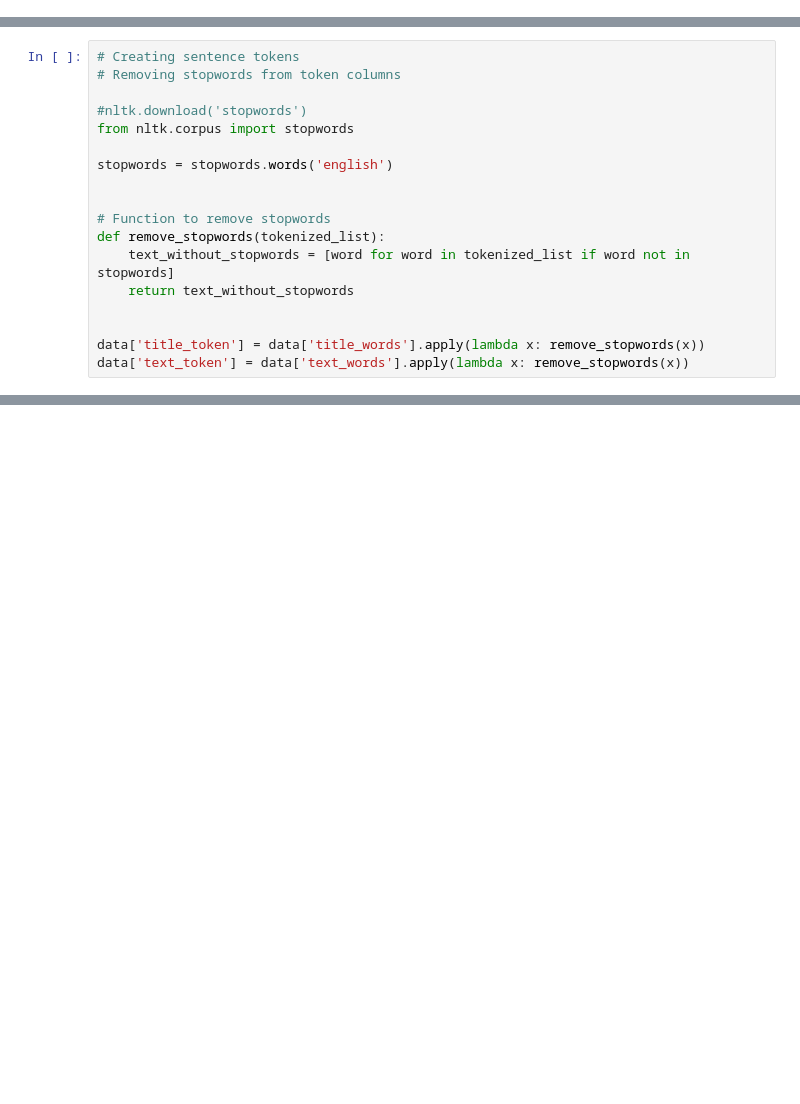
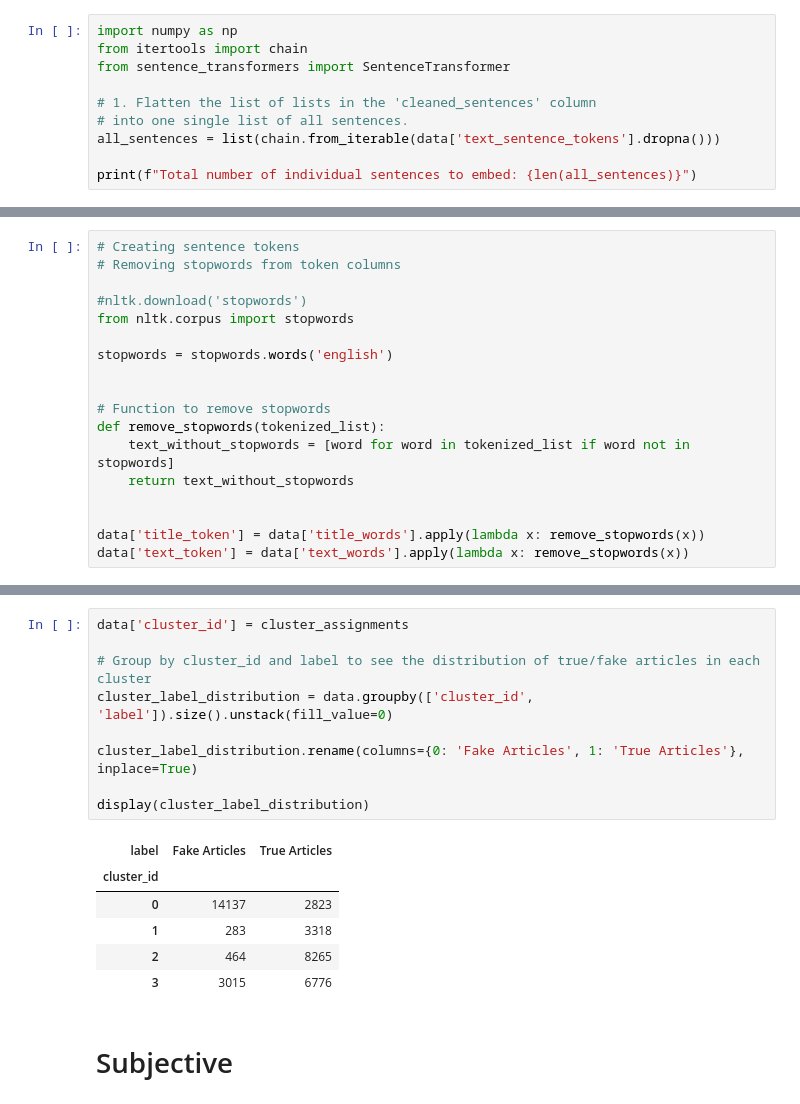
Before and after one commit to CXLange/News-and-market-sentiment-analytics---exam-, a Jupyter notebook: working_notebook.ipynb, the cells around one changed output, grey strips where cells are left out. Cells and saved outputs as stored; diff of their text form; blank space fills up the shorter version.

```diff
--- a/working_notebook.ipynb
+++ b/working_notebook.ipynb
@@ -645,0 +607,10 @@ Total number of individual sentences to embed: 588610
+# %%
+import numpy as np
+from itertools import chain
+from sentence_transformers import SentenceTransformer
+
+# 1. Flatten the list of lists in the 'cleaned_sentences' column
+# into one single list of all sentences.
+all_sentences = list(chain.from_iterable(data['text_sentence_tokens'].dropna()))
+
+print(f"Total number of individual sentences to embed: {len(all_sentences)}")
@@ -796,0 +954,18 @@ data['text_token'] = data['text_words'].apply(lambda x: remove_stopwords(x))
+# %%
+data['cluster_id'] = cluster_assignments
+
+# Group by cluster_id and label to see the distribution of true/fake articles in each cluster
+cluster_label_distribution = data.groupby(['cluster_id', 'label']).size().unstack(fill_value=0)
+
+cluster_label_distribution.rename(columns={0: 'Fake Articles', 1: 'True Articles'}, inplace=True)
+
+display(cluster_label_distribution)
+# %% [output]
+| label | Fake Articles | True Articles |
+| cluster_id |  |  |
+| 0 | 14137 | 2823 |
+| 1 | 283 | 3318 |
+| 2 | 464 | 8265 |
+| 3 | 3015 | 6776 |
+# %% [markdown]
+# Subjective
```
Also changed, not shown: parts of 45 cells of this notebook.
